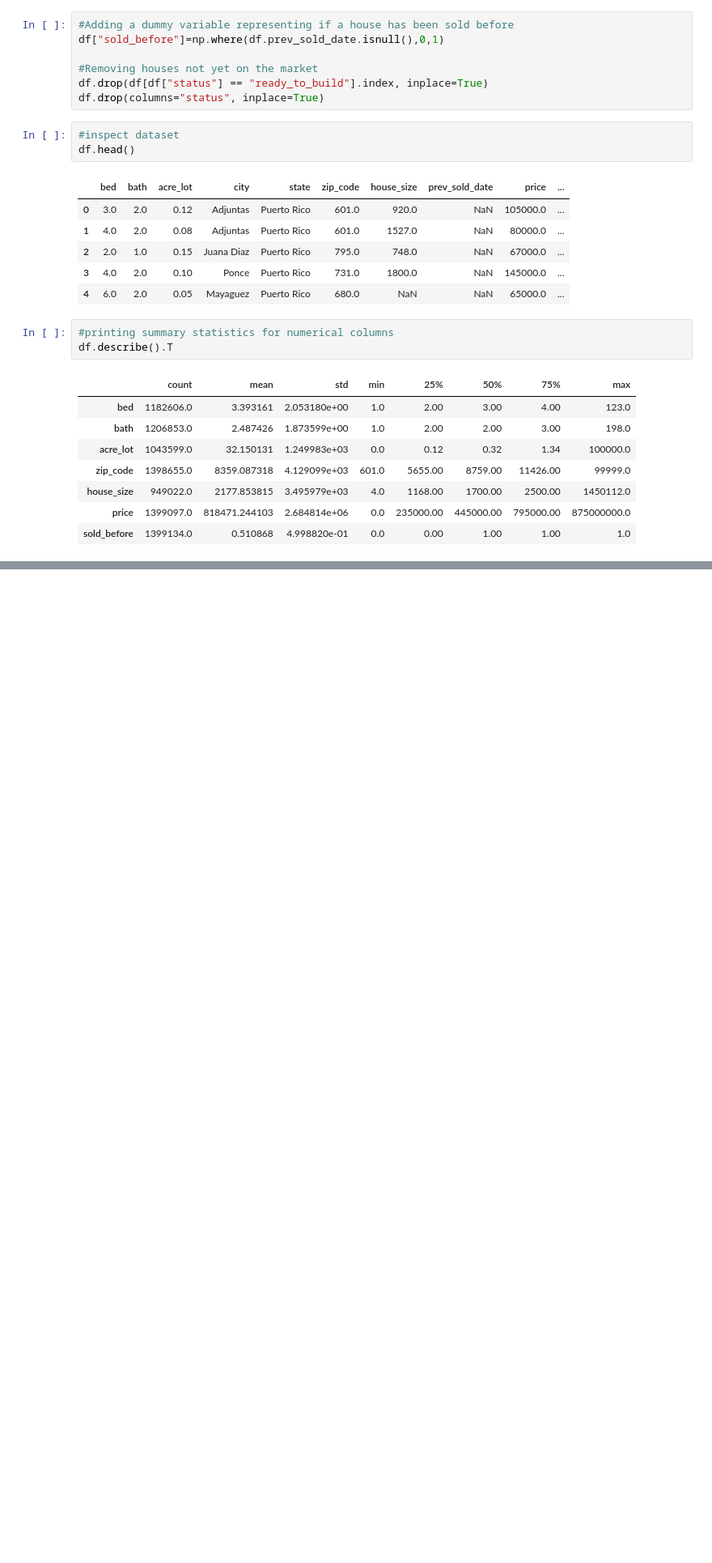
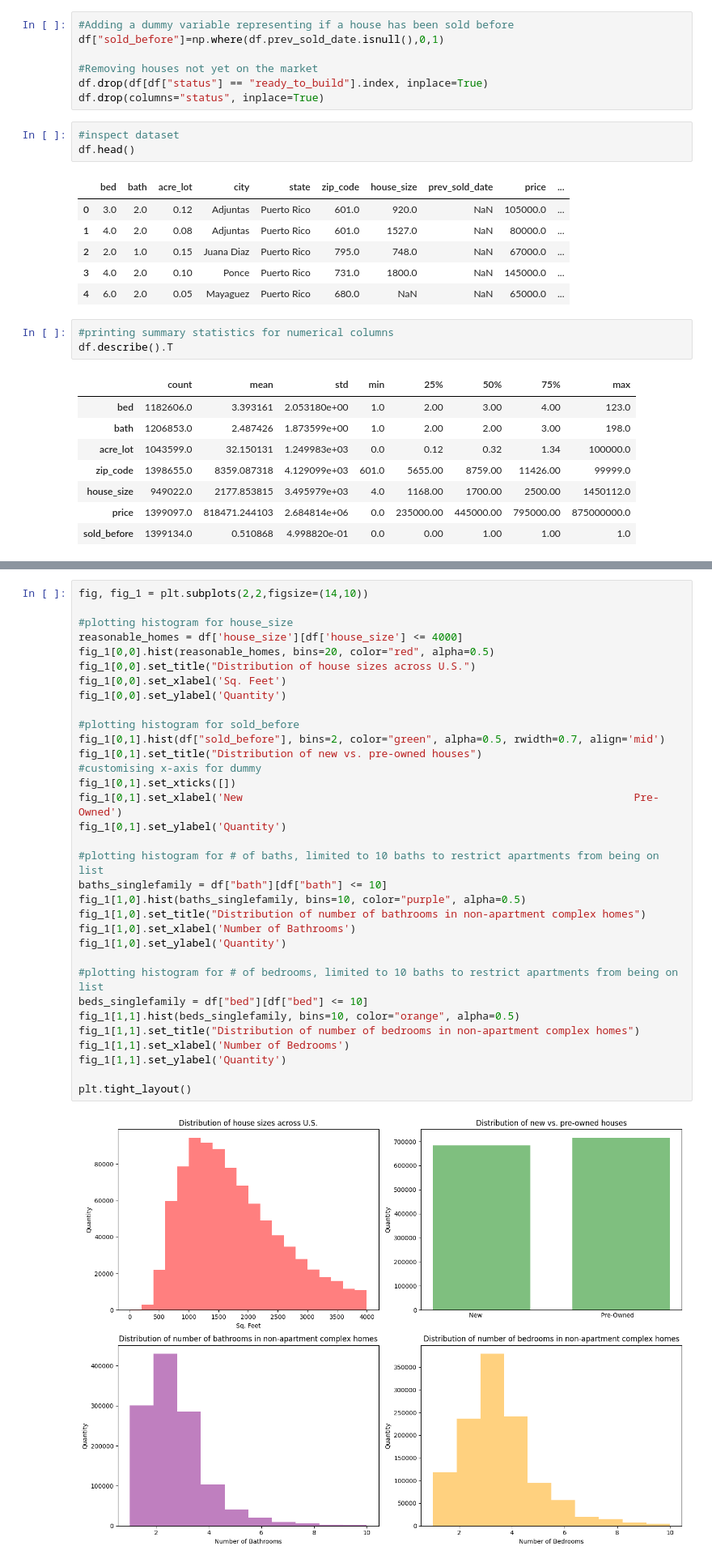
Before and after one commit to ECO225-W2024/project-one-code-S-O-Ahn, a Jupyter notebook: Project 1.ipynb, the cells around one changed output, grey strips where cells are left out. Shown: that part at 81% size. Cells and saved outputs as stored; diff of their text form; blank space fills up the shorter version.

```diff
--- a/Project 1.ipynb
+++ b/Project 1.ipynb
@@ -46,0 +53,35 @@ df.describe().T
+# %%
+fig, fig_1 = plt.subplots(2,2,figsize=(14,10))
+
+#plotting histogram for house_size
+reasonable_homes = df['house_size'][df['house_size'] <= 4000]
+fig_1[0,0].hist(reasonable_homes, bins=20, color="red", alpha=0.5)
+fig_1[0,0].set_title("Distribution of house sizes across U.S.")
+fig_1[0,0].set_xlabel('Sq. Feet')
+fig_1[0,0].set_ylabel('Quantity')
+
+#plotting histogram for sold_before
+fig_1[0,1].hist(df["sold_before"], bins=2, color="green", alpha=0.5, rwidth=0.7, align='mid')
+fig_1[0,1].set_title("Distribution of new vs. pre-owned houses")
+#customising x-axis for dummy
+fig_1[0,1].set_xticks([])
+fig_1[0,1].set_xlabel('New                                                              Pre-Owned')
+fig_1[0,1].set_ylabel('Quantity')
+
+#plotting histogram for # of baths, limited to 10 baths to restrict apartments from being on list
+baths_singlefamily = df["bath"][df["bath"] <= 10]
+fig_1[1,0].hist(baths_singlefamily, bins=10, color="purple", alpha=0.5)
+fig_1[1,0].set_title("Distribution of number of bathrooms in non-apartment complex homes")
+fig_1[1,0].set_xlabel('Number of Bathrooms')
+fig_1[1,0].set_ylabel('Quantity')
+
+#plotting histogram for # of bedrooms, limited to 10 baths to restrict apartments from being on list
+beds_singlefamily = df["bed"][df["bed"] <= 10]
+fig_1[1,1].hist(beds_singlefamily, bins=10, color="orange", alpha=0.5)
+fig_1[1,1].set_title("Distribution of number of bedrooms in non-apartment complex homes")
+fig_1[1,1].set_xlabel('Number of Bedrooms')
+fig_1[1,1].set_ylabel('Quantity')
+
+plt.tight_layout()
+# %% [output]
+[figure, added]
```
Also changed, not shown: parts of 2 cells of this notebook.
